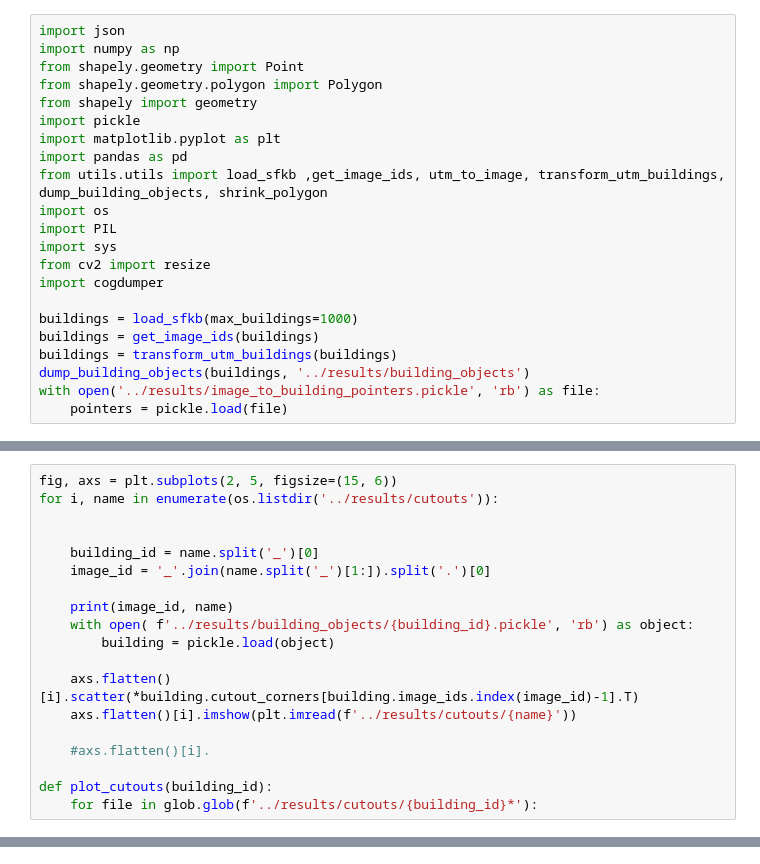
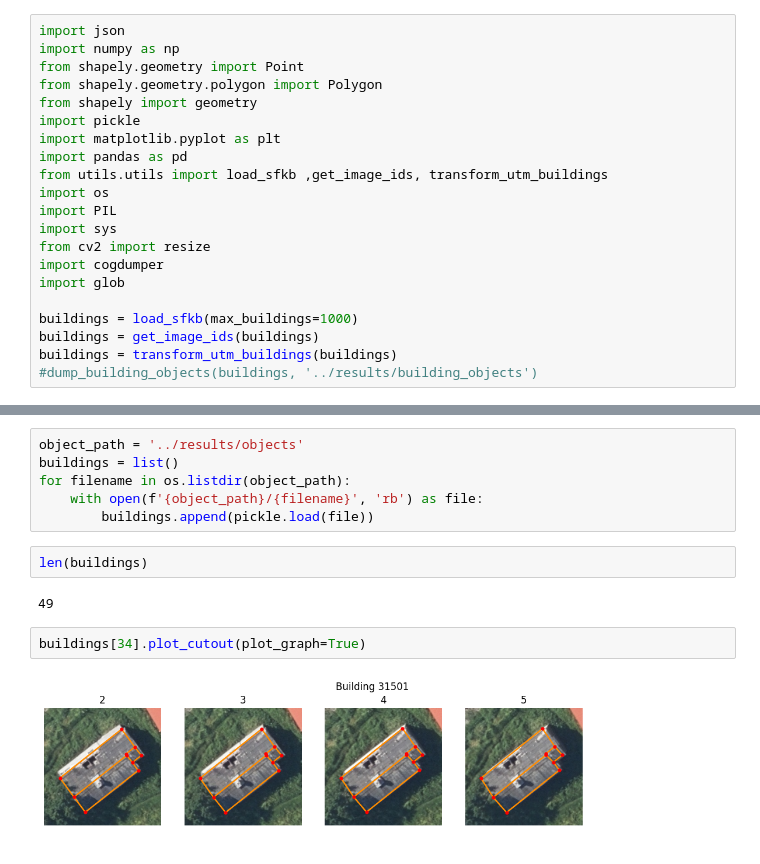
Before and after one commit to sfo065/KAI, a Jupyter notebook: src/demo.ipynb, the cells around one changed output, grey strips where cells are left out. Cells and saved outputs as stored; diff of their text form.

Commit message:
updated utils.py and demo.ipynb

```diff
--- a/src/demo.ipynb
+++ b/src/demo.ipynb
@@ -7,16 +7,15 @@ from shapely import geometry
 import pickle
 import matplotlib.pyplot as plt
 import pandas as pd
-from utils.utils import load_sfkb ,get_image_ids, utm_to_image, transform_utm_buildings, dump_building_objects, shrink_polygon
+from utils.utils import load_sfkb ,get_image_ids, transform_utm_buildings
 import os
 import PIL
 import sys
 from cv2 import resize
 import cogdumper
+import glob
 
 buildings = load_sfkb(max_buildings=1000)
 buildings = get_image_ids(buildings)
 buildings = transform_utm_buildings(buildings)
-dump_building_objects(buildings, '../results/building_objects')
-with open('../results/image_to_building_pointers.pickle', 'rb') as file:
-    pointers = pickle.load(file)
+#dump_building_objects(buildings, '../results/building_objects')
@@ -109,19 +74,0 @@ glob.glob('../results/cutouts/21464*')
-# %%
-fig, axs = plt.subplots(2, 5, figsize=(15, 6))
-for i, name in enumerate(os.listdir('../results/cutouts')):
-
-
-    building_id = name.split('_')[0]
-    image_id = '_'.join(name.split('_')[1:]).split('.')[0]
-
-    print(image_id, name)
-    with open( f'../results/building_objects/{building_id}.pickle', 'rb') as object:
-        building = pickle.load(object)
-
-    axs.flatten()[i].scatter(*building.cutout_corners[building.image_ids.index(image_id)-1].T)
-    axs.flatten()[i].imshow(plt.imread(f'../results/cutouts/{name}'))
-
-    #axs.flatten()[i].
-
-def plot_cutouts(building_id):
-    for file in glob.glob(f'../results/cutouts/{building_id}*'):
@@ -141,0 +90,14 @@ IndexError: index 10 is out of bounds for axis 0 with size 10
+# %%
+object_path = '../results/objects'
+buildings = list()
+for filename in os.listdir(object_path):
+    with open(f'{object_path}/{filename}', 'rb') as file:
+        buildings.append(pickle.load(file))
+# %%
+len(buildings)
+# %% [output]
+49
+# %%
+buildings[34].plot_cutout(plot_graph=True)
+# %% [output]
+[figure, added]
```
Also changed, not shown: parts of 6 cells of this notebook, 1 other file.
